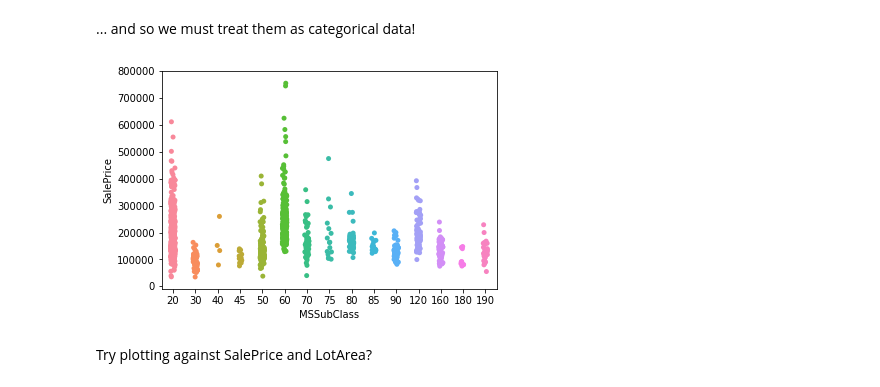
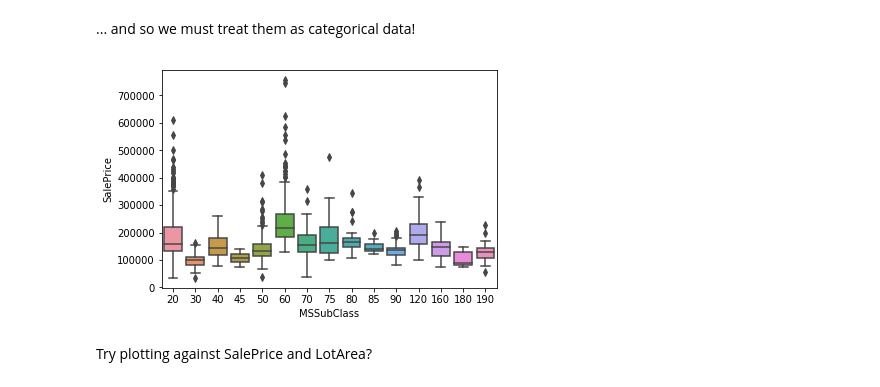
Before and after one commit to jrili/kaggle-house-prices, a Jupyter notebook: house-prices-regression.ipynb, the cells around one changed output. Drawn from its saved outputs; the diff is of its cells as text; code cells hidden in the pictures.

```diff
--- a/house-prices-regression.ipynb
+++ b/house-prices-regression.ipynb
@@ -97,0 +105,6 @@ Observations: redundant input fields (field to retain, i.e. higher corr with Sal
+# %%
+sns.set()
+# column names in order of highest to lowest correlation to 'SalePrice'
+cols = ['SalePrice', 'OverallQual', 'GrLivArea', 'GarageCars', 'TotalBsmtSF', 'FullBath', 'YearBuilt']
+sns.pairplot(train_df[cols], height=2.5)
+plt.show();
@@ -97,0 +144,5 @@ Observations: redundant input fields (field to retain, i.e. higher corr with Sal
+# %%
+missing_count = train_df.isnull().sum().sort_values(ascending=False)
+percents = ((train_df.isnull().sum()/train_df.isnull().count())).sort_values(ascending=False)
+missing_data = pd.concat([missing_count, percents], axis=1, keys=['total_num', '%'])
+missing_data.head(20)
@@ -97,0 +175,7 @@ Observations: redundant input fields (field to retain, i.e. higher corr with Sal
+# %%
+# Drop the fields in missing_data EXCEPT for 'Electrical'
+fields_to_drop = missing_data[missing_data['total_num']>1].index
+train_df = train_df.drop(labels=fields_to_drop, axis=1)
+
+index_to_drop = train_df.loc[train_df['Electrical'].isnull()].index
+train_df = train_df.drop(index_to_drop)
@@ -108,9 +212,9 @@ array([ 60,  20,  70,  50, 190,  45,  90, 120,  30,  85,  80, 160,  75,
 # %%
 train_df['MSSubClass'] = pd.Categorical(train_df.MSSubClass)
 # %%
-ax = sns.stripplot(x='MSSubClass', y='SalePrice', data=train_df)
+ax = sns.boxplot(x='MSSubClass', y='SalePrice', data=train_df)
 # %% [output]
-[figure, old version]
+[figure, new version]
 # %% [markdown]
 Try plotting against SalePrice and LotArea?
 # %%
```
Also changed, not shown: parts of 24 cells of this notebook.
